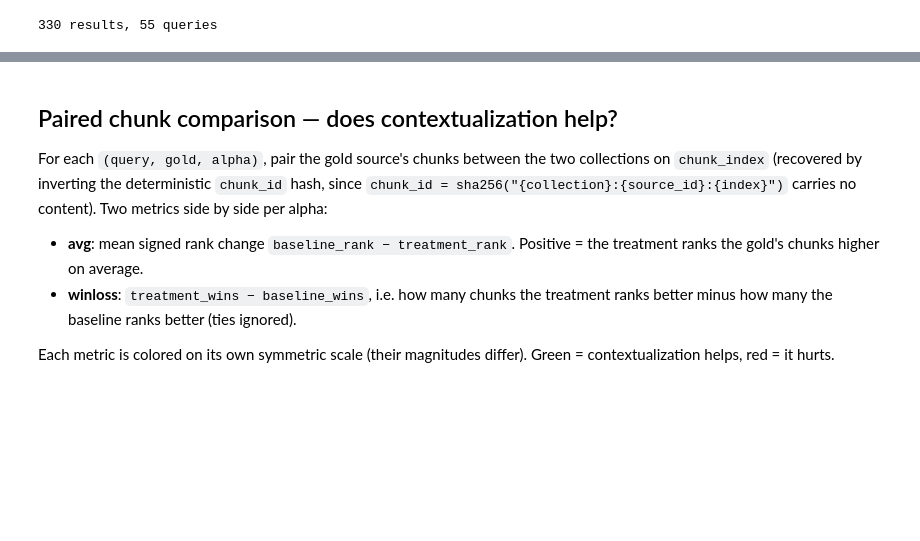
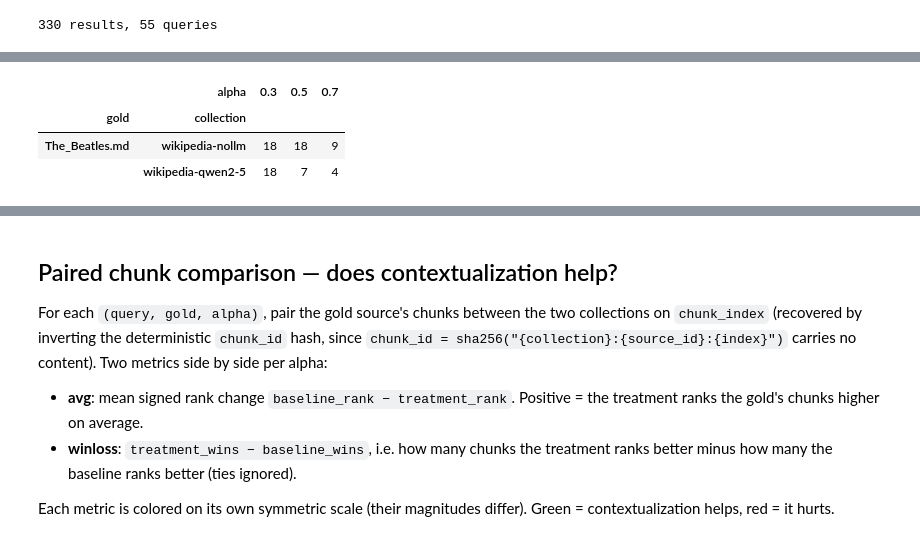
Before and after one commit to michele-orsini-71/minerva2, a Jupyter notebook: eval/notebooks/contextualization_performance.ipynb, the cells around one changed output, grey strips where cells are left out. Cells and saved outputs as stored; diff of their text form; code cells hidden in the pictures; blank space fills up the shorter version.

```diff
--- a/eval/notebooks/contextualization_performance.ipynb
+++ b/eval/notebooks/contextualization_performance.ipynb
@@ -51,0 +22,15 @@ table.style.background_gradient(cmap="RdYlGn_r", axis=None)
+# %%
+def gold_chunk_ranks(query_id: str) -> pd.DataFrame:
+    """Gold source rank per (collection, alpha) cell, for one query.
+    rank <= 10 == recall@10 hit; rank == top_k+1 == gold beyond top_k (coverage miss)."""
+    ranks = pd.DataFrame(vars(g) for g in gold_ranks(all_results))
+    ranks = ranks[ranks["query_id"] == query_id]
+    return ranks.pivot_table(index=["gold", "collection"], columns="alpha",
+                             values="rank", aggfunc="first")
+
+gold_chunk_ranks("The_Beatles.md-2")
+# %% [output]
+|  | alpha | 0.3 | 0.5 | 0.7 |
+| gold | collection |  |  |  |
+| The_Beatles.md | wikipedia-nollm | 18 | 18 | 9 |
+|  | wikipedia-qwen2-5 | 18 | 7 | 4 |
```
Also changed, not shown: parts of 5 cells of this notebook, 1 other file.
